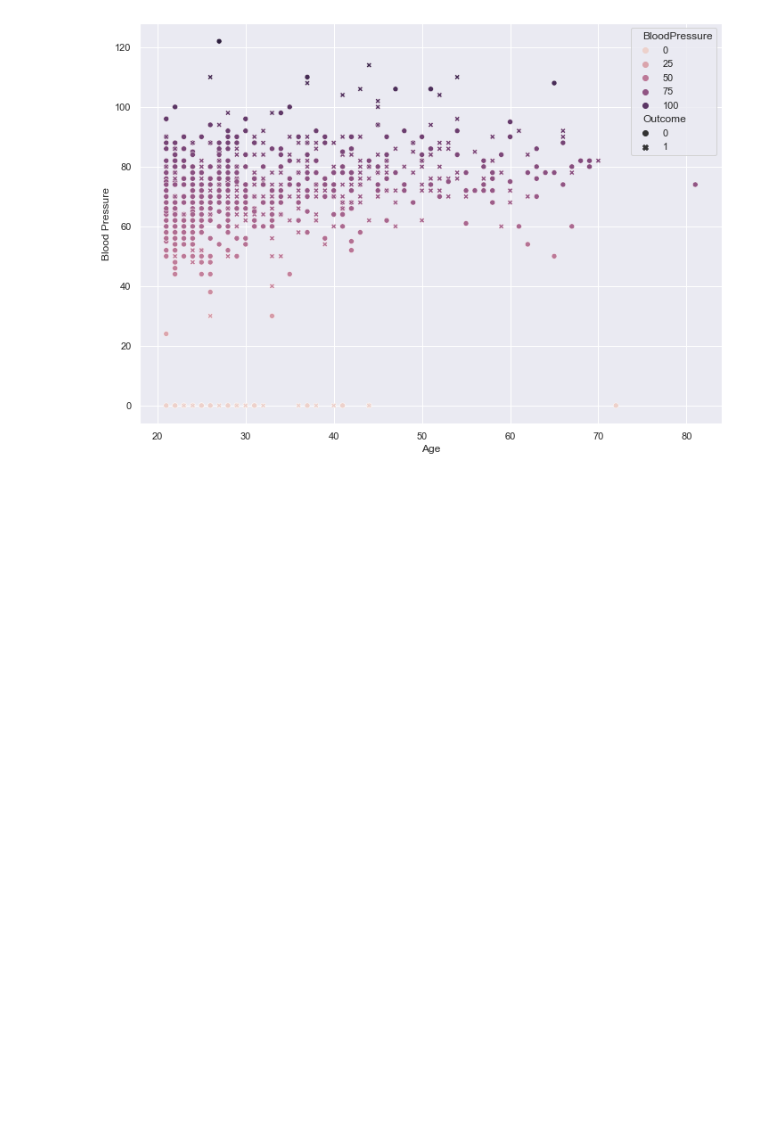
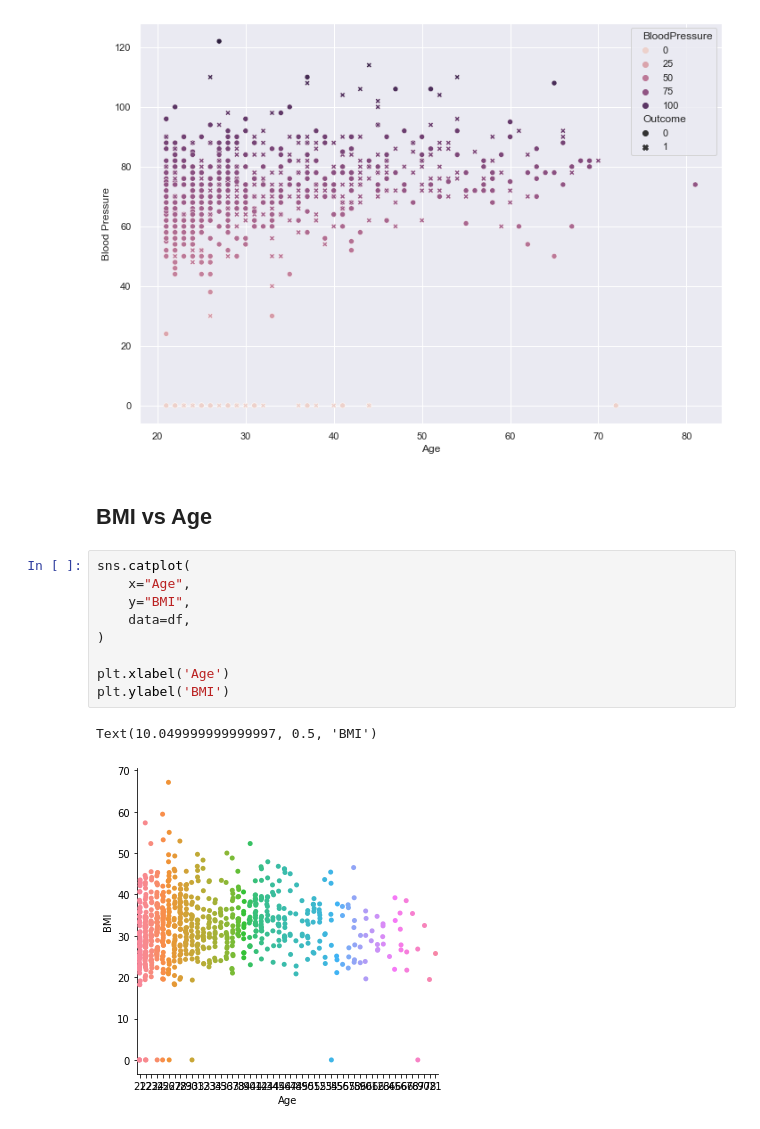
Before and after one commit to Spidey03/learning-ml, a Jupyter notebook: classification/KNN/diabetes/diabetes_visualization.ipynb, the cells around one changed output. Cells and saved outputs as stored; diff of their text form; blank space fills up the shorter version.

Commit message:
visualization BMI vs Age

```diff
--- a/classification/KNN/diabetes/diabetes_visualization.ipynb
+++ b/classification/KNN/diabetes/diabetes_visualization.ipynb
@@ -88,3 +88,17 @@ plt.ylabel('Blood Pressure')
 # %% [output]
 Text(0, 0.5, 'Blood Pressure')
 [figure]
+# %% [markdown]
+## BMI vs Age
+# %%
+sns.catplot(
+    x="Age",
+    y="BMI",
+    data=df,
+)
+
+plt.xlabel('Age')
+plt.ylabel('BMI')
+# %% [output]
+Text(10.049999999999997, 0.5, 'BMI')
+[figure, added]
```
Also changed, not shown: parts of 2 cells of this notebook.
